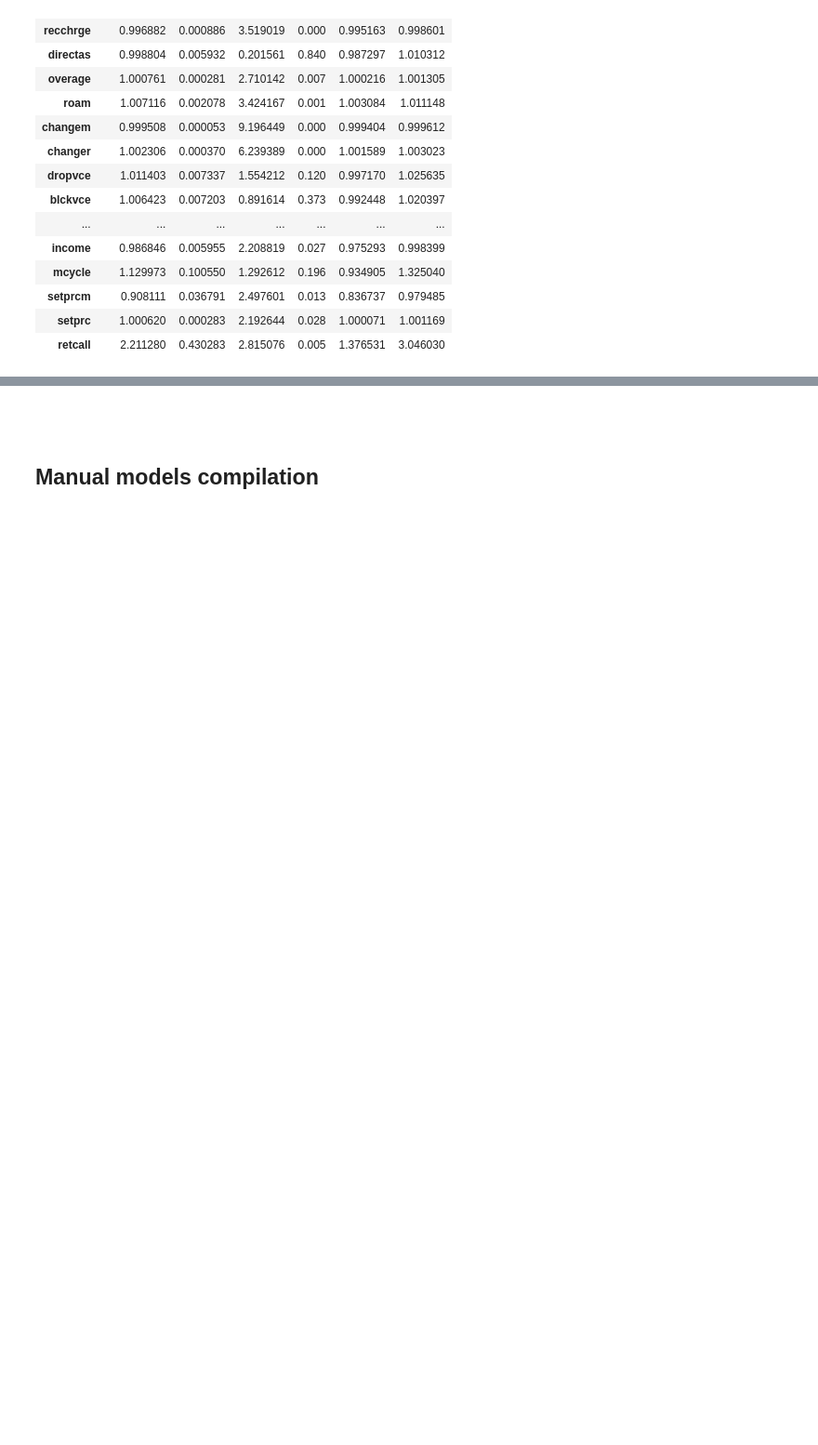
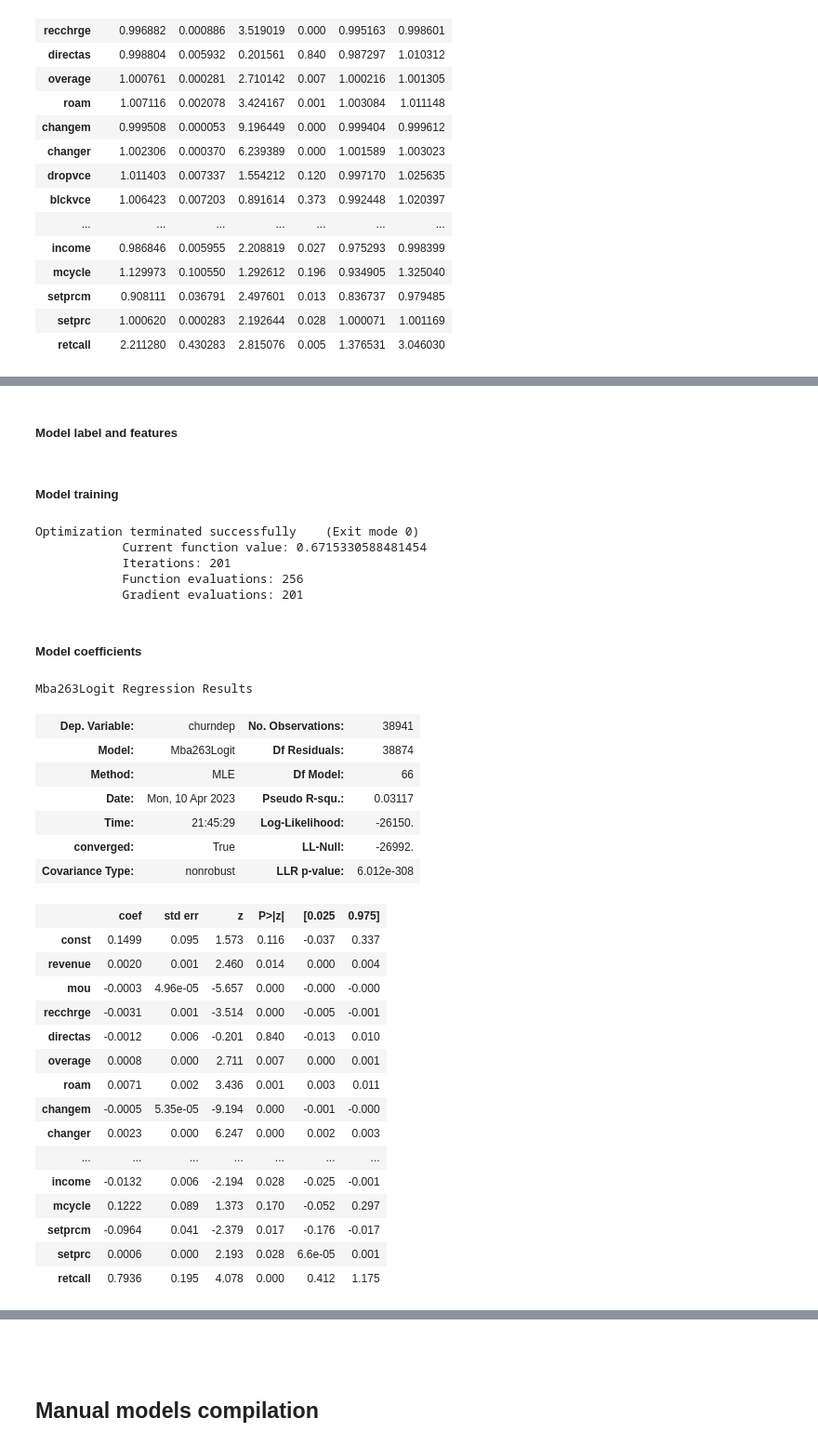
Before and after one commit to robperch/marketing_analytics_cell2cell, a Jupyter notebook: notebooks/cell2cell_nb.ipynb, the cells around one changed output, grey strips where cells are left out. Shown: that part at 93% size. Saved outputs shown, nothing was run; the diff lists cells and outputs as text; code cells hidden in the pictures; blank space fills up the shorter version.

```diff
--- a/notebooks/cell2cell_nb.ipynb
+++ b/notebooks/cell2cell_nb.ipynb
@@ -273,0 +307,5 @@ odds_ratios(m1)
+# %%
+dfm1_train = df_train.copy()
+dfm1_test = df_test.copy()
+# %% [markdown]
+##### Model label and features
@@ -273,0 +391,43 @@ odds_ratios(m1)
+# %% [markdown]
+##### Model training
+# %%
+m1 = logit_reg(
+    a=dfm1_train[m1l],
+    b=dfm1_train[m1f],
+    alpha=0,
+)
+# %% [output]
+Optimization terminated successfully    (Exit mode 0)
+            Current function value: 0.6715330588481454
+            Iterations: 201
+            Function evaluations: 256
+            Gradient evaluations: 201
+# %% [markdown]
+##### Model coefficients
+# %%
+m1.summary()
+# %% [output]
+Mba263Logit Regression Results
+| Dep. Variable: | churndep | No. Observations: | 38941 |
+| Model: | Mba263Logit | Df Residuals: | 38874 |
+| Method: | MLE | Df Model: | 66 |
+| Date: | Mon, 10 Apr 2023 | Pseudo R-squ.: | 0.03117 |
+| Time: | 21:45:29 | Log-Likelihood: | -26150. |
+| converged: | True | LL-Null: | -26992. |
+| Covariance Type: | nonrobust | LLR p-value: | 6.012e-308 |
+|  | coef | std err | z | P>|z| | [0.025 | 0.975] |
+| const | 0.1499 | 0.095 | 1.573 | 0.116 | -0.037 | 0.337 |
+| revenue | 0.0020 | 0.001 | 2.460 | 0.014 | 0.000 | 0.004 |
+| mou | -0.0003 | 4.96e-05 | -5.657 | 0.000 | -0.000 | -0.000 |
+| recchrge | -0.0031 | 0.001 | -3.514 | 0.000 | -0.005 | -0.001 |
+| directas | -0.0012 | 0.006 | -0.201 | 0.840 | -0.013 | 0.010 |
+| overage | 0.0008 | 0.000 | 2.711 | 0.007 | 0.000 | 0.001 |
+| roam | 0.0071 | 0.002 | 3.436 | 0.001 | 0.003 | 0.011 |
+| changem | -0.0005 | 5.35e-05 | -9.194 | 0.000 | -0.001 | -0.000 |
+| changer | 0.0023 | 0.000 | 6.247 | 0.000 | 0.002 | 0.003 |
+| ... | ... | ... | ... | ... | ... | ... |
+| income | -0.0132 | 0.006 | -2.194 | 0.028 | -0.025 | -0.001 |
+| mcycle | 0.1222 | 0.089 | 1.373 | 0.170 | -0.052 | 0.297 |
+| setprcm | -0.0964 | 0.041 | -2.379 | 0.017 | -0.176 | -0.017 |
+| setprc | 0.0006 | 0.000 | 2.193 | 0.028 | 6.6e-05 | 0.001 |
+| retcall | 0.7936 | 0.195 | 4.078 | 0.000 | 0.412 | 1.175 |
```
Also changed, not shown: parts of 19 cells of this notebook.
